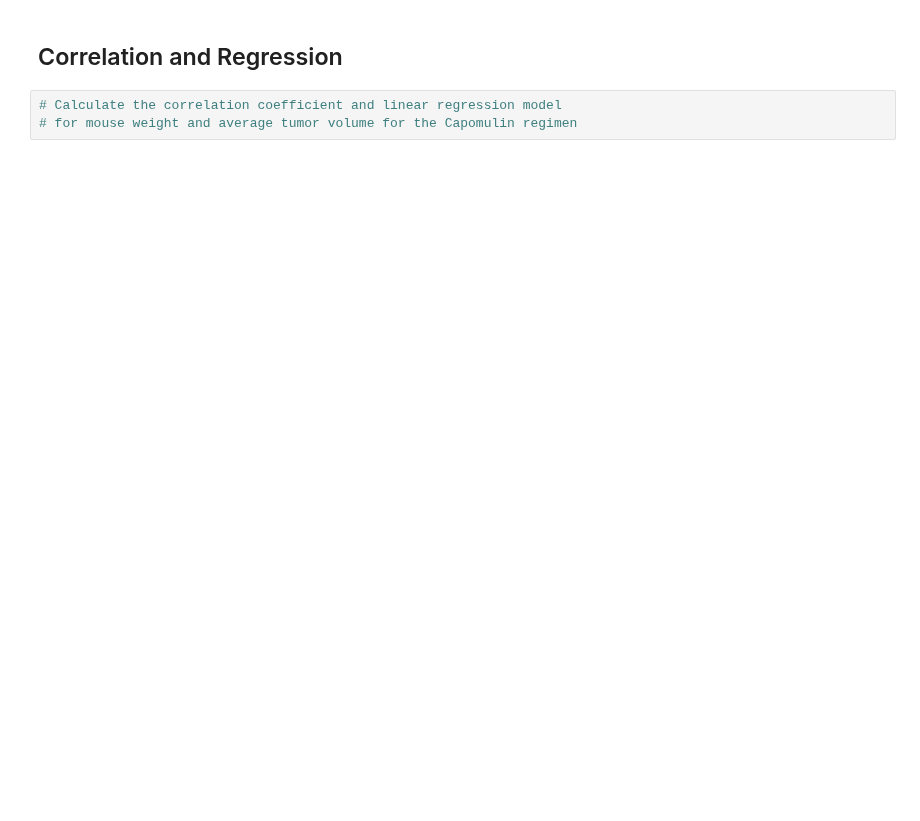
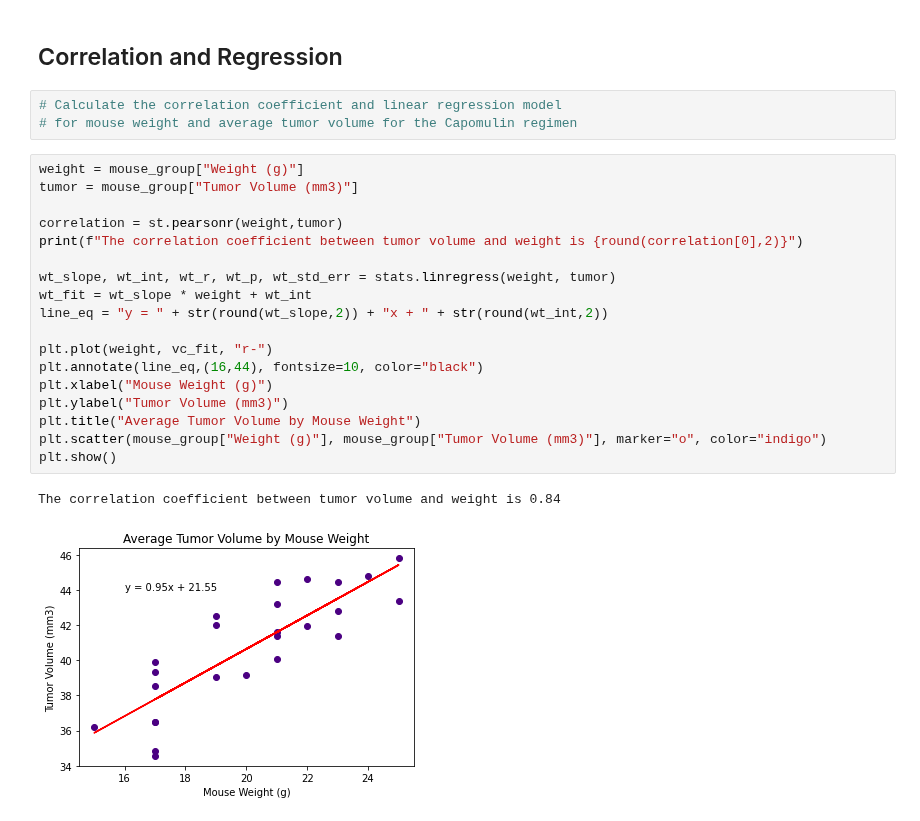
Before and after one commit to LP-116/matplotlib-challenge, a Jupyter notebook: pymaceuticals_starter.ipynb, the cells around one changed output. Cells and saved outputs as stored; diff of their text form; blank space fills up the shorter version.

```diff
--- a/pymaceuticals_starter.ipynb
+++ b/pymaceuticals_starter.ipynb
@@ -472,3 +455,24 @@ plt.show()
 # %%
 # Calculate the correlation coefficient and linear regression model
 # for mouse weight and average tumor volume for the Capomulin regimen
+# %%
+weight = mouse_group["Weight (g)"]
+tumor = mouse_group["Tumor Volume (mm3)"]
+
+correlation = st.pearsonr(weight,tumor)
+print(f"The correlation coefficient between tumor volume and weight is {round(correlation[0],2)}")
+
+wt_slope, wt_int, wt_r, wt_p, wt_std_err = stats.linregress(weight, tumor)
+wt_fit = wt_slope * weight + wt_int
+line_eq = "y = " + str(round(wt_slope,2)) + "x + " + str(round(wt_int,2))
+
+plt.plot(weight, vc_fit, "r-")
+plt.annotate(line_eq,(16,44), fontsize=10, color="black")
+plt.xlabel("Mouse Weight (g)")
+plt.ylabel("Tumor Volume (mm3)")
+plt.title("Average Tumor Volume by Mouse Weight")
+plt.scatter(mouse_group["Weight (g)"], mouse_group["Tumor Volume (mm3)"], marker="o", color="indigo")
+plt.show()
+# %% [output]
+The correlation coefficient between tumor volume and weight is 0.84
+[figure, added]
```
Also changed, not shown: parts of 9 cells of this notebook.
